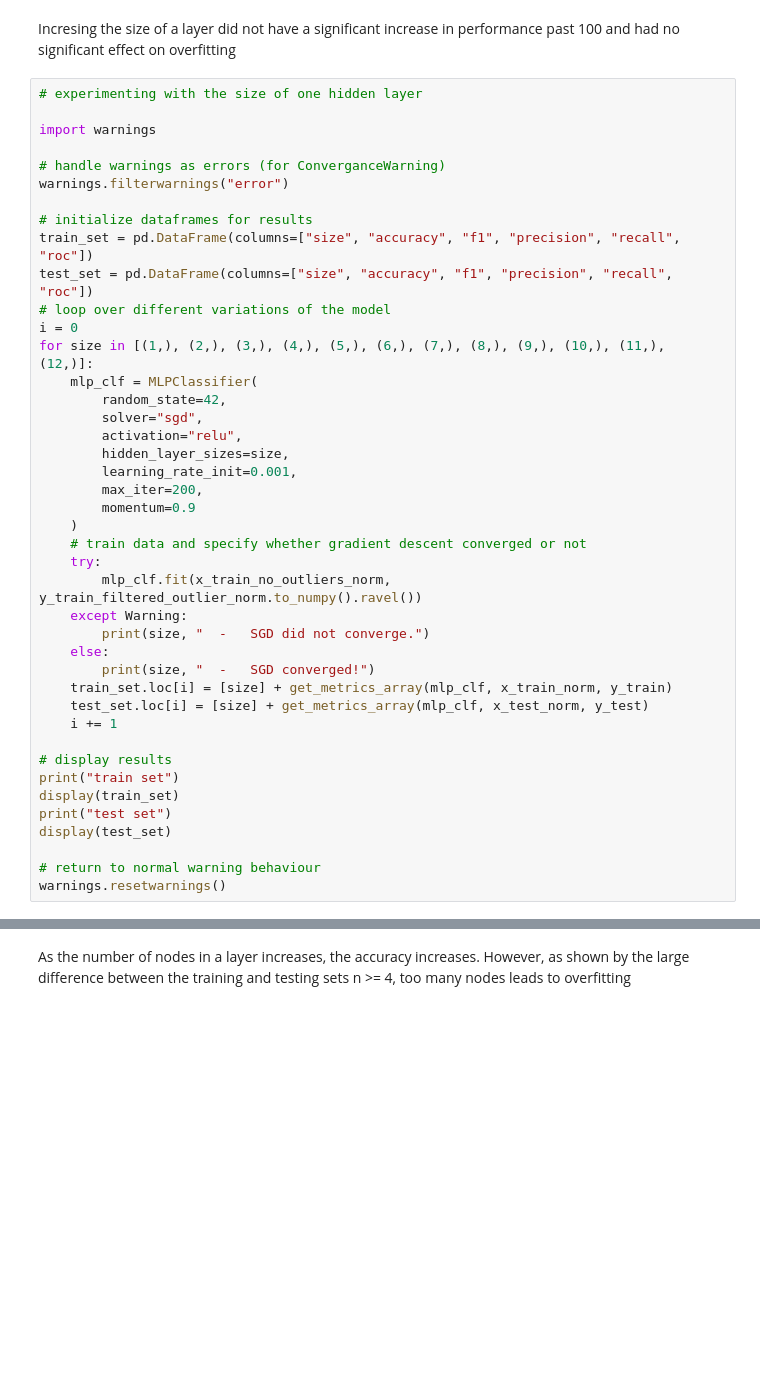
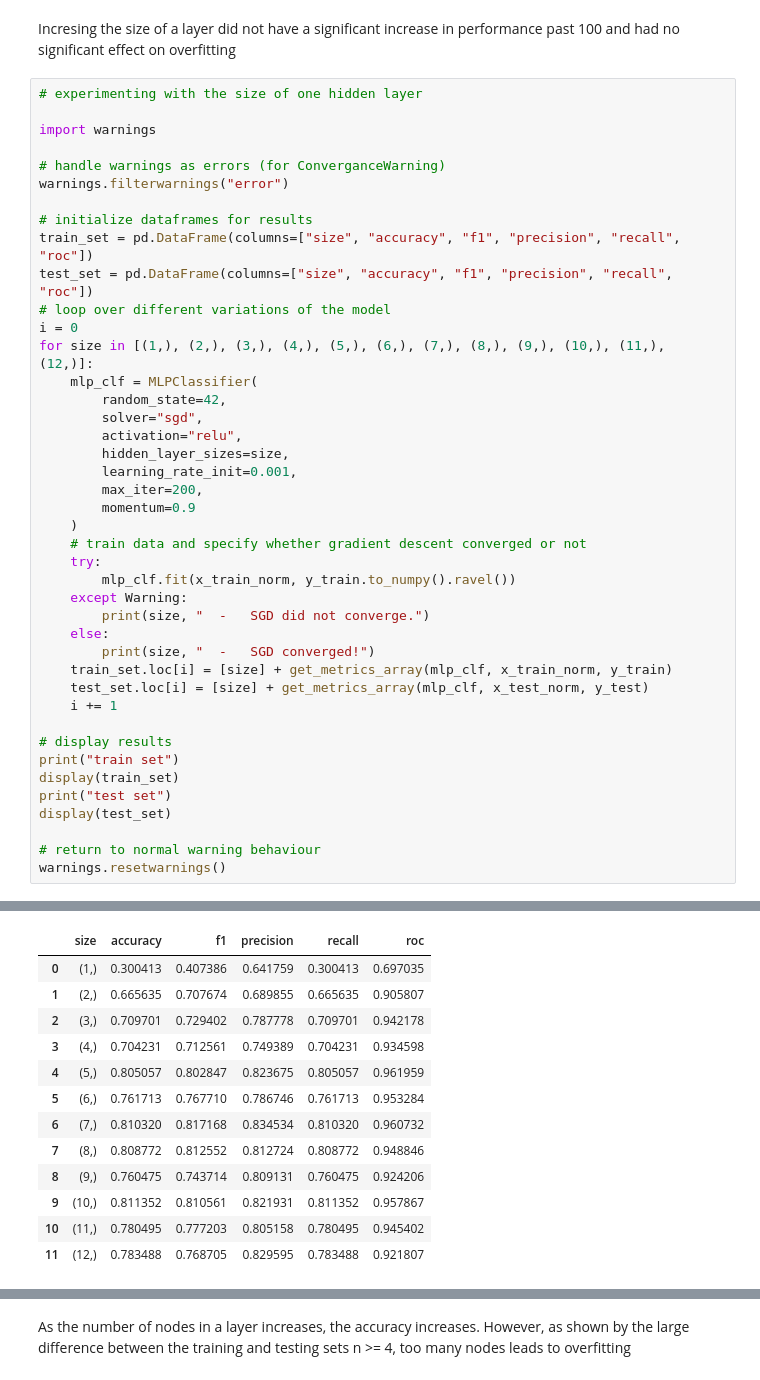
Before and after one commit to Suhail270/DMML_Part4, a Jupyter notebook: part_4_v2.ipynb, the cells around one changed output, grey strips where cells are left out. Drawn from its saved outputs; the diff is of its cells as text; blank space fills up the shorter version.

Commit message:
ran the size experiment block.

```diff
--- a/part_4_v2.ipynb
+++ b/part_4_v2.ipynb
@@ -888,7 +888,7 @@ for size in [(1,), (2,), (3,), (4,), (5,), (6,), (7,), (8,), (9,), (10,), (11,),
     )
     # train data and specify whether gradient descent converged or not
     try:
-        mlp_clf.fit(x_train_no_outliers_norm, y_train_filtered_outlier_norm.to_numpy().ravel())
+        mlp_clf.fit(x_train_norm, y_train.to_numpy().ravel())
     except Warning:
         print(size, "  -   SGD did not converge.")
     else:
@@ -905,3 +905,4 @@ display(test_set)
 
 # return to normal warning behaviour
 warnings.resetwarnings()
+# %% [output]
@@ -907,0 +922,13 @@ warnings.resetwarnings()
+|  | size | accuracy | f1 | precision | recall | roc |
+| 0 | (1,) | 0.300413 | 0.407386 | 0.641759 | 0.300413 | 0.697035 |
+| 1 | (2,) | 0.665635 | 0.707674 | 0.689855 | 0.665635 | 0.905807 |
+| 2 | (3,) | 0.709701 | 0.729402 | 0.787778 | 0.709701 | 0.942178 |
+| 3 | (4,) | 0.704231 | 0.712561 | 0.749389 | 0.704231 | 0.934598 |
+| 4 | (5,) | 0.805057 | 0.802847 | 0.823675 | 0.805057 | 0.961959 |
+| 5 | (6,) | 0.761713 | 0.767710 | 0.786746 | 0.761713 | 0.953284 |
+| 6 | (7,) | 0.810320 | 0.817168 | 0.834534 | 0.810320 | 0.960732 |
+| 7 | (8,) | 0.808772 | 0.812552 | 0.812724 | 0.808772 | 0.948846 |
+| 8 | (9,) | 0.760475 | 0.743714 | 0.809131 | 0.760475 | 0.924206 |
+| 9 | (10,) | 0.811352 | 0.810561 | 0.821931 | 0.811352 | 0.957867 |
+| 10 | (11,) | 0.780495 | 0.777203 | 0.805158 | 0.780495 | 0.945402 |
+| 11 | (12,) | 0.783488 | 0.768705 | 0.829595 | 0.783488 | 0.921807 |
```
Also changed, not shown: parts of 1 cell of this notebook.
